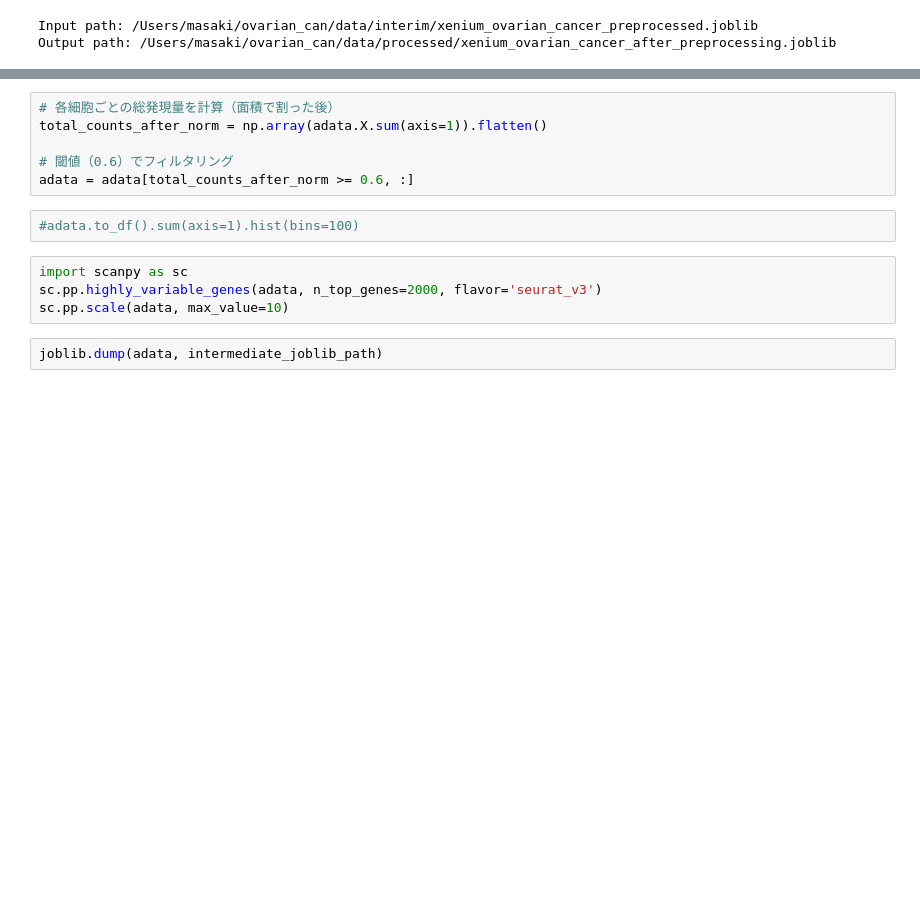
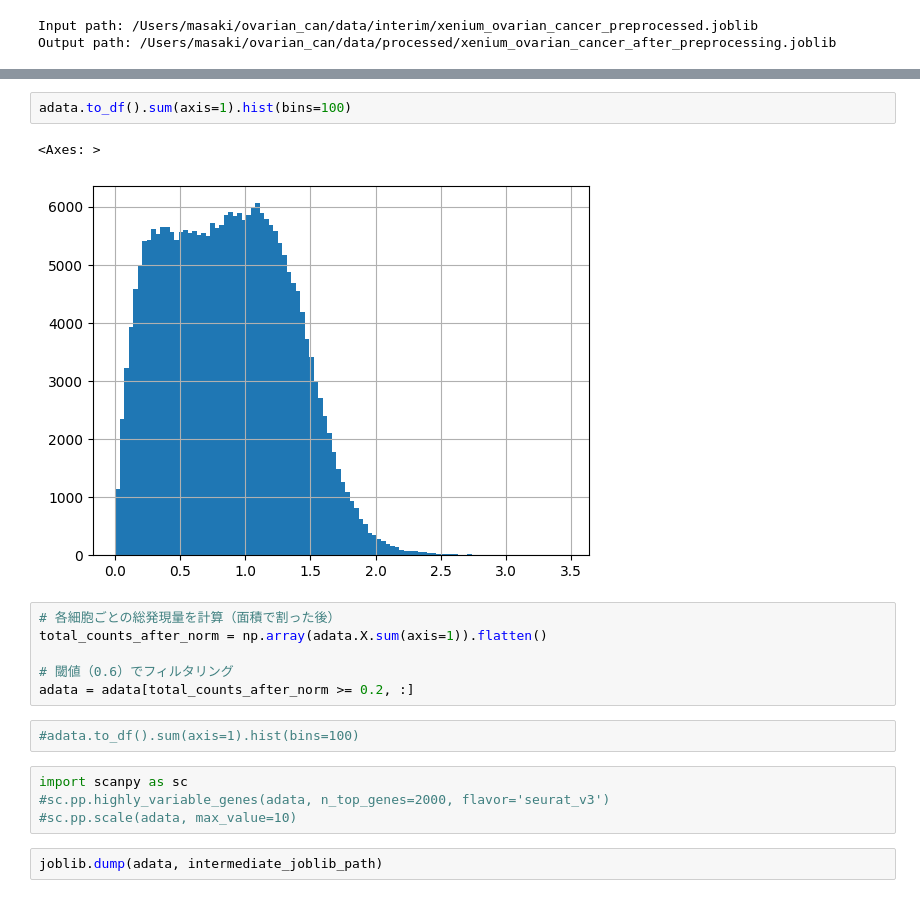
Before and after one commit to id-f/ovarian_can, a Jupyter notebook: src/ovarian_can/preprocess/preprocess_dev_1.ipynb, the cells around one changed output, grey strips where cells are left out. Drawn from its saved outputs; the diff is of its cells as text; blank space fills up the shorter version.

```diff
--- a/src/ovarian_can/preprocess/preprocess_dev_1.ipynb
+++ b/src/ovarian_can/preprocess/preprocess_dev_1.ipynb
@@ -49,15 +49,20 @@ Normalized by cell area completed.
+# %%
+adata.to_df().sum(axis=1).hist(bins=100)
+# %% [output]
+<Axes: >
+[figure, added]
 # %%
 # 各細胞ごとの総発現量を計算（面積で割った後）
 total_counts_after_norm = np.array(adata.X.sum(axis=1)).flatten()
 
 # 閾値（0.6）でフィルタリング
-adata = adata[total_counts_after_norm >= 0.6, :]
+adata = adata[total_counts_after_norm >= 0.2, :]
 # %%
 #adata.to_df().sum(axis=1).hist(bins=100)
 # %%
 import scanpy as sc
-sc.pp.highly_variable_genes(adata, n_top_genes=2000, flavor='seurat_v3')
-sc.pp.scale(adata, max_value=10)
+#sc.pp.highly_variable_genes(adata, n_top_genes=2000, flavor='seurat_v3')
+#sc.pp.scale(adata, max_value=10)
 # %%
 joblib.dump(adata, intermediate_joblib_path)
 # %% [output]
```
Also changed, not shown: parts of 8 cells of this notebook, 5 other files.
